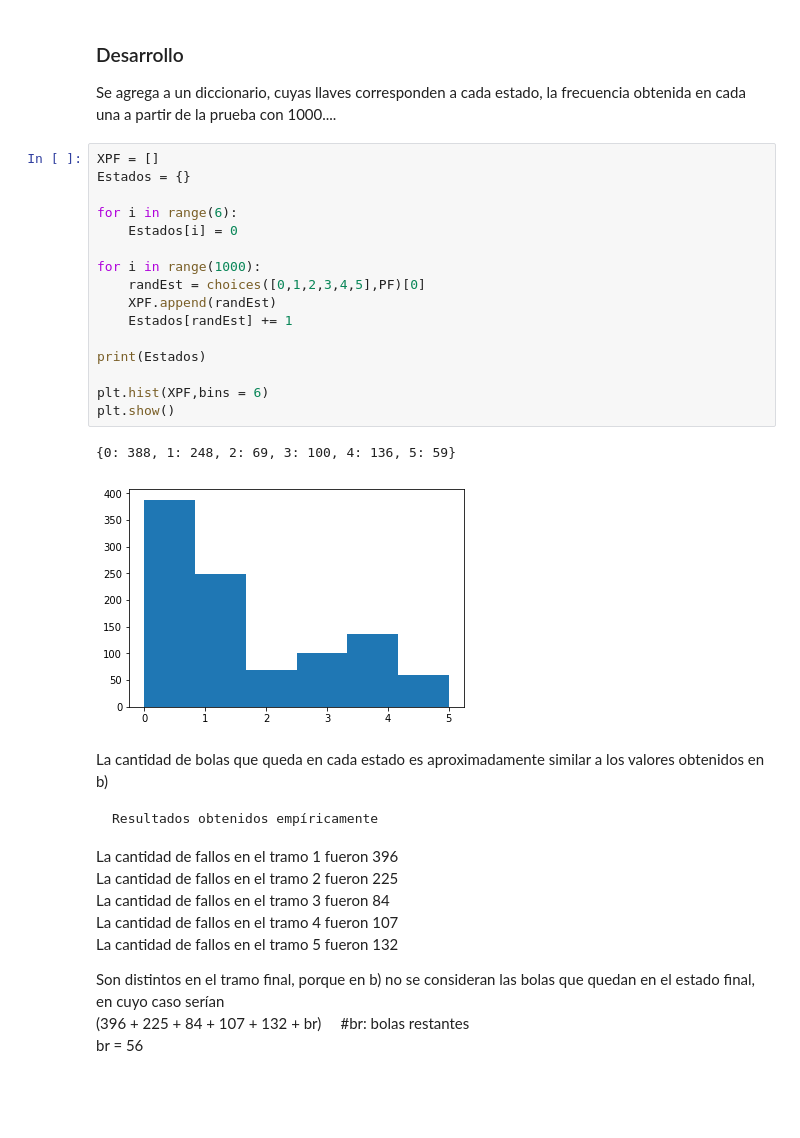
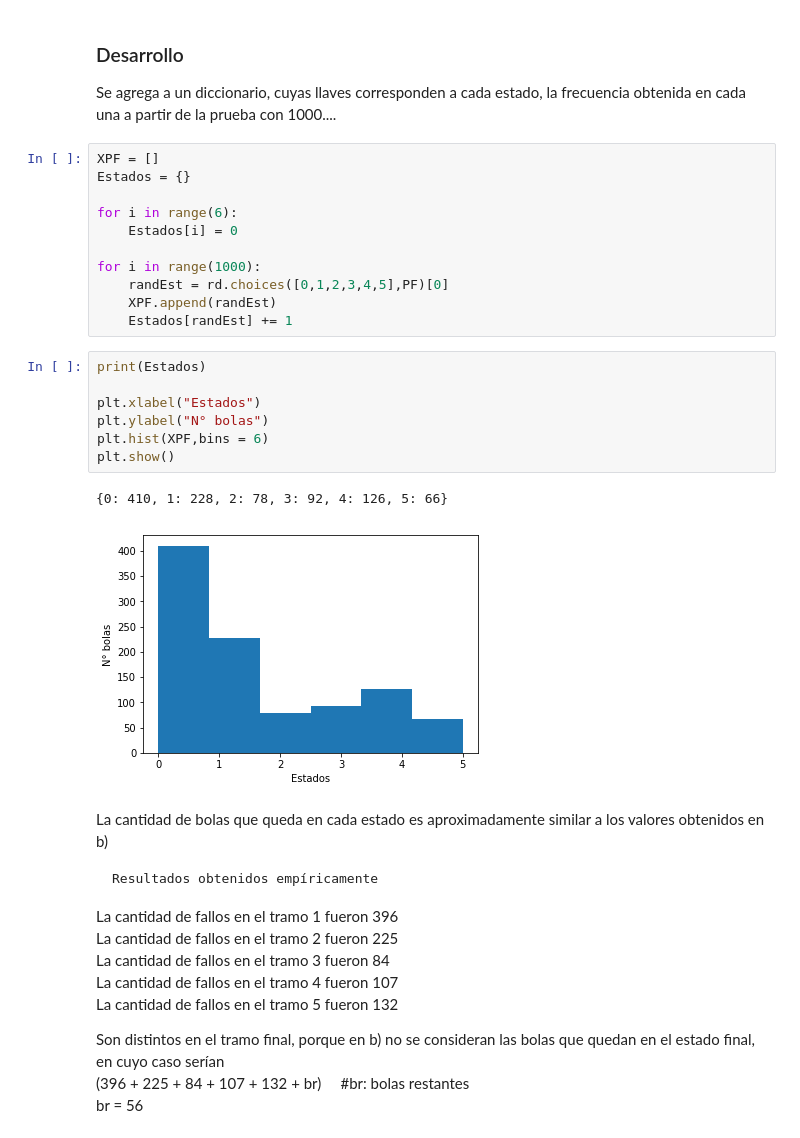
Before and after one commit to josemqz/MiRep, a Jupyter notebook: ESTACA/Lab2/Laboratorio2.ipynb, the cells around one changed output. Drawn from its saved outputs; the diff is of its cells as text; blank space fills up the shorter version.

```diff
--- a/ESTACA/Lab2/Laboratorio2.ipynb
+++ b/ESTACA/Lab2/Laboratorio2.ipynb
@@ -544,17 +600,19 @@ for i in range(6):
     Estados[i] = 0
 
 for i in range(1000):
-    randEst = choices([0,1,2,3,4,5],PF)[0]
+    randEst = rd.choices([0,1,2,3,4,5],PF)[0]
     XPF.append(randEst)
     Estados[randEst] += 1
-
-print(Estados)
-
-plt.hist(XPF,bins = 6)
-plt.show()
-# %% [output]
-{0: 388, 1: 248, 2: 69, 3: 100, 4: 136, 5: 59}
-[figure, removed]
+# %%
+print(Estados)
+
+plt.xlabel("Estados")
+plt.ylabel("N° bolas")
+plt.hist(XPF,bins = 6)
+plt.show()
+# %% [output]
+{0: 410, 1: 228, 2: 78, 3: 92, 4: 126, 5: 66}
+[figure, added]
 # %% [markdown]
 La cantidad de bolas que queda en cada estado es aproximadamente similar a los valores obtenidos en b)
 
```
Also changed, not shown: parts of 50 cells of this notebook.
